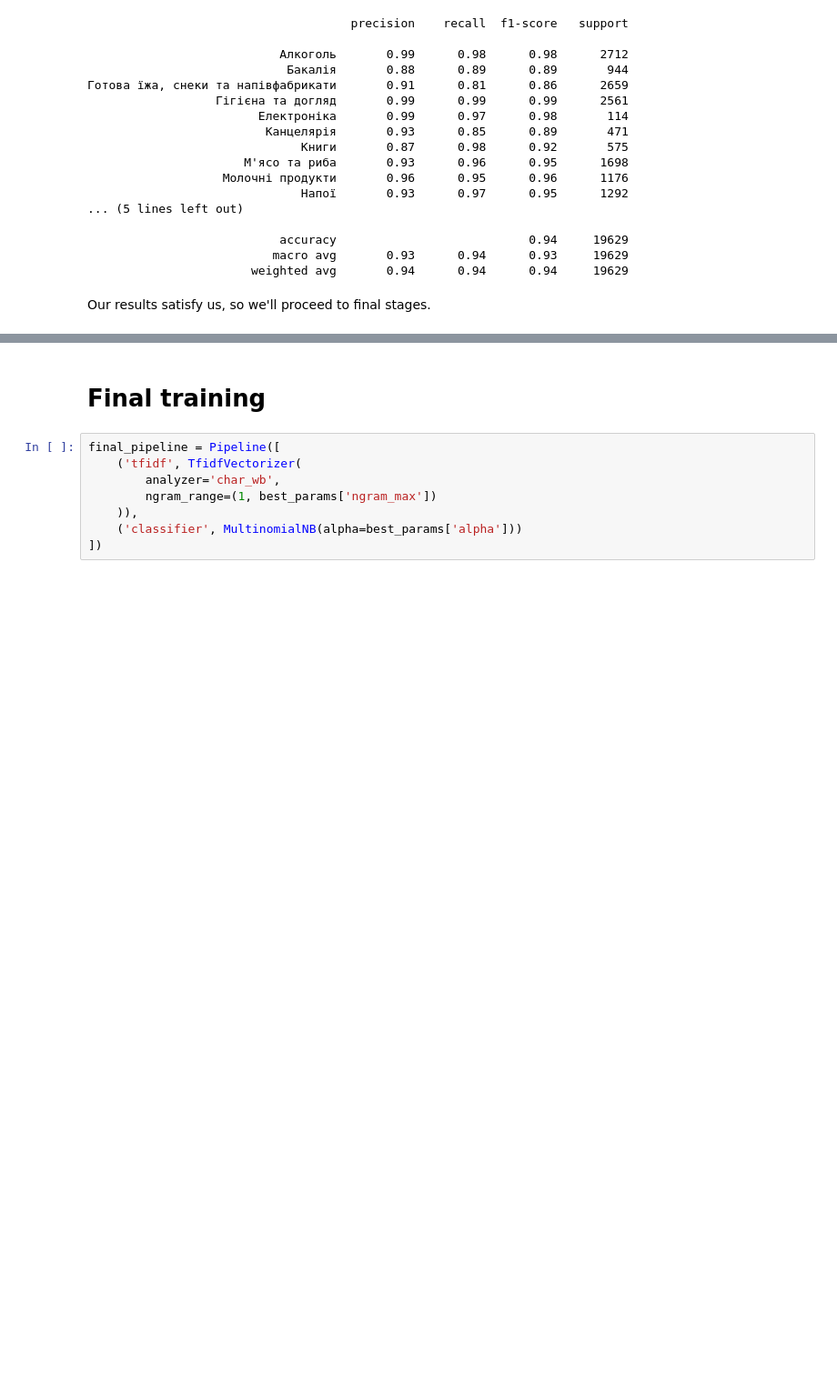
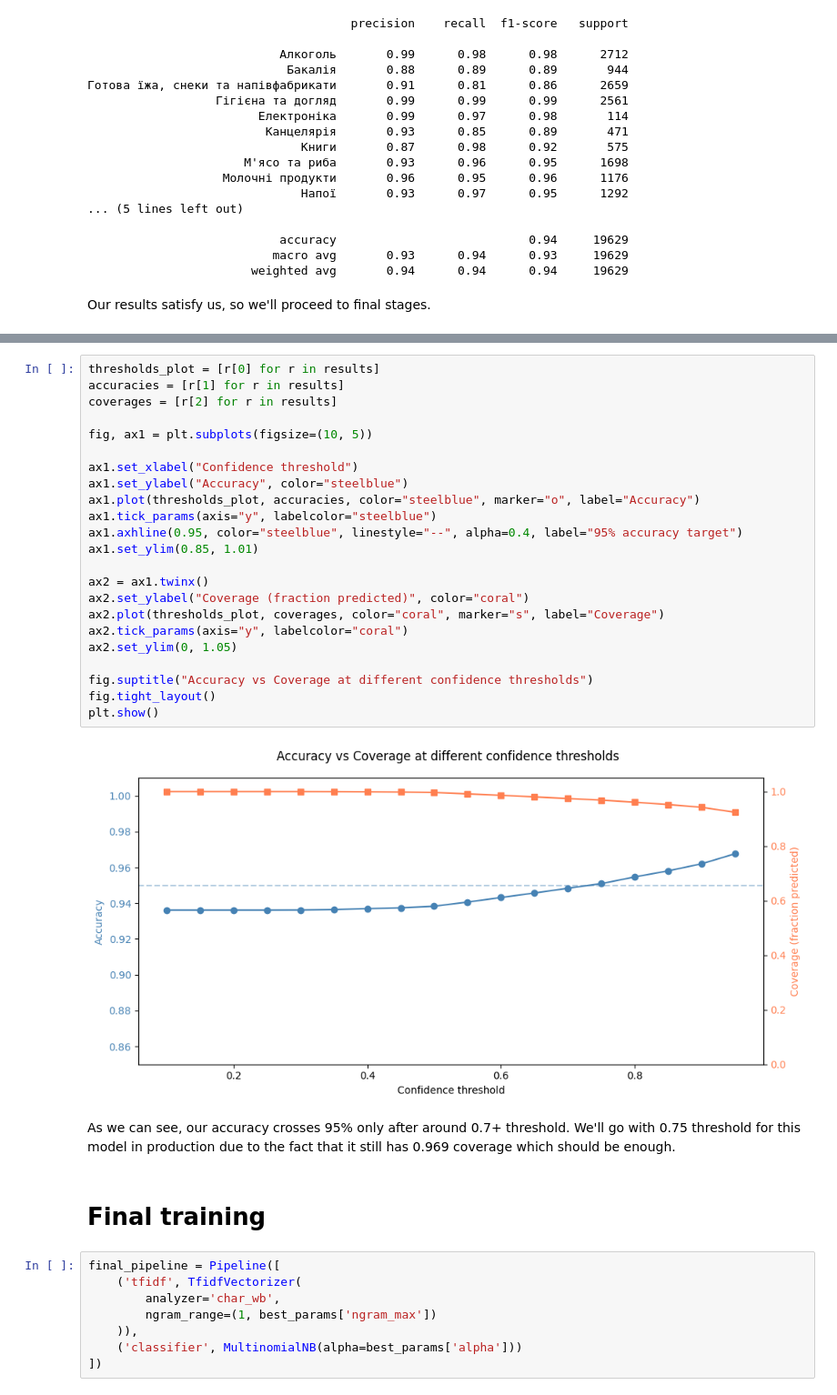
Before and after one commit to amiadesu/FinanceTracking, a Jupyter notebook: src/ml-service/notebooks/train_model.ipynb, the cells around one changed output, grey strips where cells are left out. Shown at 91% size. Drawn from its saved outputs; the diff is of its cells as text; blank space fills up the shorter version.

Commit message:
Updated ML model to now feature threshold for rejecting unconfident predictions.

```diff
--- a/src/ml-service/notebooks/train_model.ipynb
+++ b/src/ml-service/notebooks/train_model.ipynb
@@ -319,3 +365,30 @@ Our results satisfy us, so we'll proceed to final stages.
+# %%
+thresholds_plot = [r[0] for r in results]
+accuracies = [r[1] for r in results]
+coverages = [r[2] for r in results]
+
+fig, ax1 = plt.subplots(figsize=(10, 5))
+
+ax1.set_xlabel("Confidence threshold")
+ax1.set_ylabel("Accuracy", color="steelblue")
+ax1.plot(thresholds_plot, accuracies, color="steelblue", marker="o", label="Accuracy")
+ax1.tick_params(axis="y", labelcolor="steelblue")
+ax1.axhline(0.95, color="steelblue", linestyle="--", alpha=0.4, label="95% accuracy target")
+ax1.set_ylim(0.85, 1.01)
+
+ax2 = ax1.twinx()
+ax2.set_ylabel("Coverage (fraction predicted)", color="coral")
+ax2.plot(thresholds_plot, coverages, color="coral", marker="s", label="Coverage")
+ax2.tick_params(axis="y", labelcolor="coral")
+ax2.set_ylim(0, 1.05)
+
+fig.suptitle("Accuracy vs Coverage at different confidence thresholds")
+fig.tight_layout()
+plt.show()
+# %% [output]
+[figure, added]
+# %% [markdown]
+As we can see, our accuracy crosses 95% only after around 0.7+ threshold. We'll go with 0.75 threshold for this model in production due to the fact that it still has 0.969 coverage which should be enough.
 # %% [markdown]
 # Final training
 # %%
```
Also changed, not shown: parts of 6 cells of this notebook, 3 other files.
